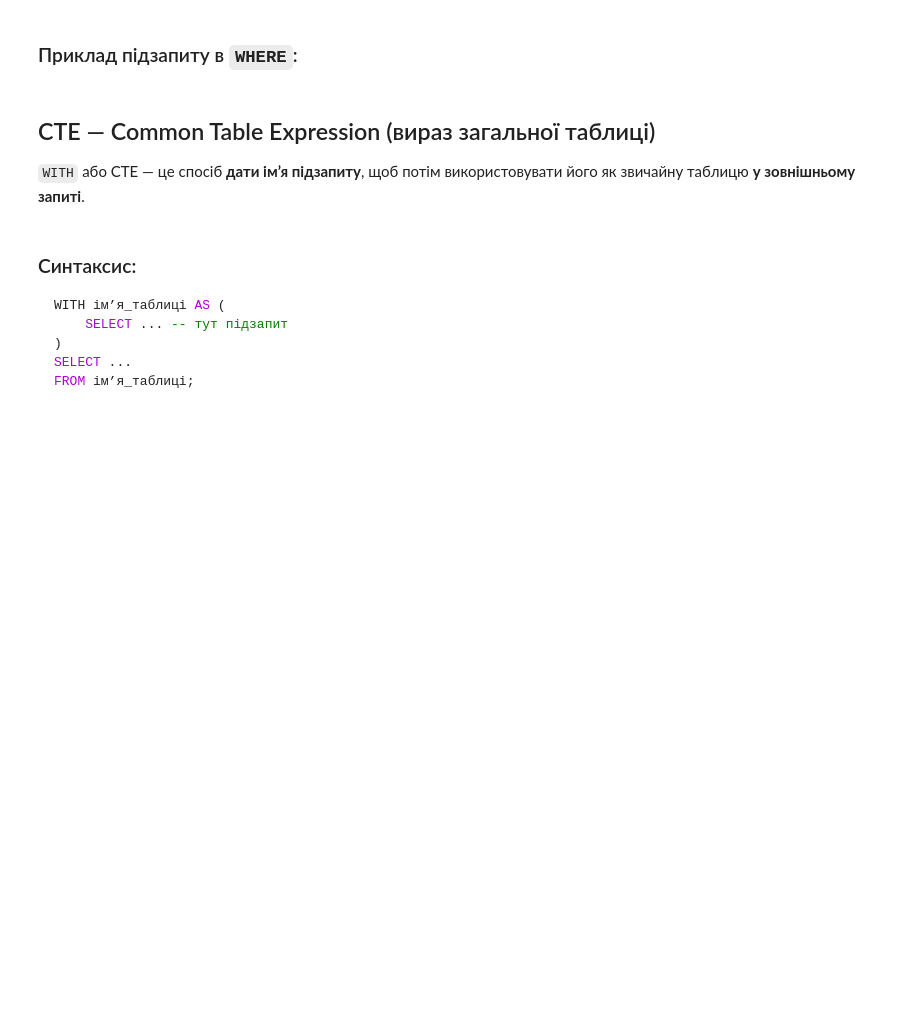
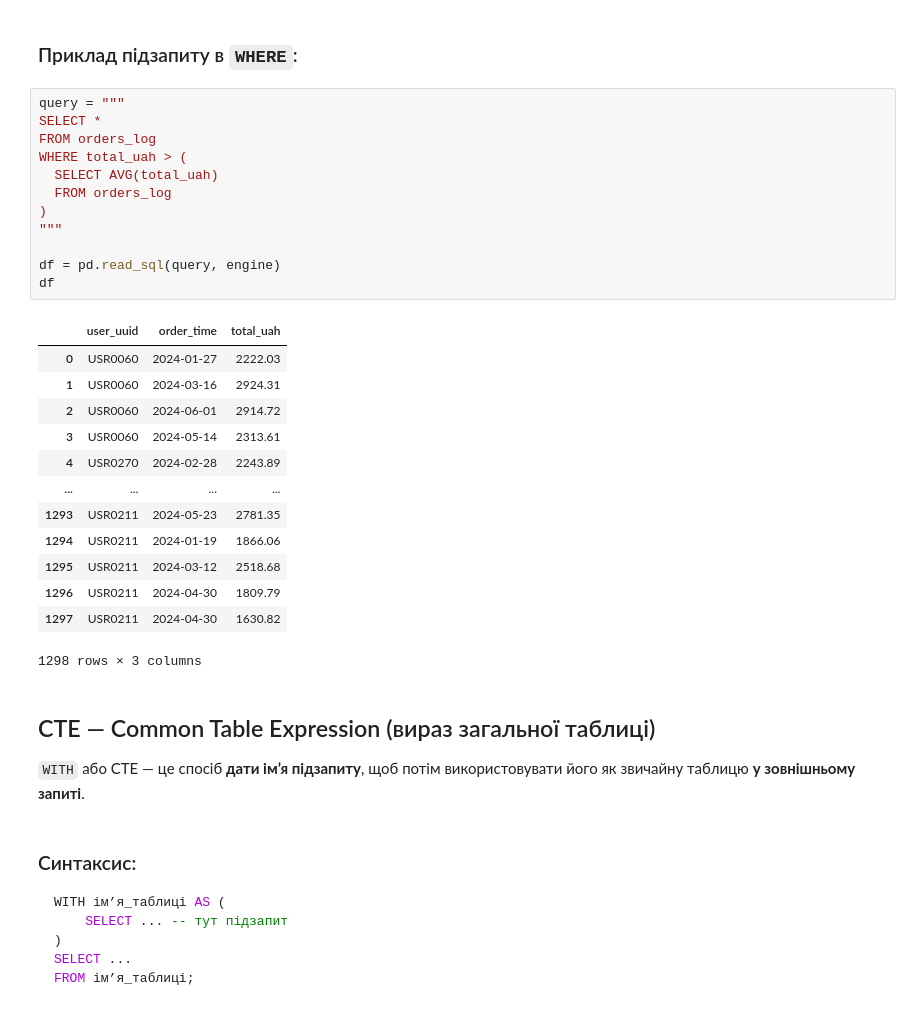
Before and after one commit to cpython-projects/python_da_17_03_26, a Jupyter notebook: lesson_27.ipynb, the cells around one changed output. Saved outputs shown, nothing was run; the diff lists cells and outputs as text; blank space fills up the shorter version.

```diff
--- a/lesson_27.ipynb
+++ b/lesson_27.ipynb
@@ -30,5 +118,31 @@ import plotly.express as px
 # %% [markdown]
 ### Приклад підзапиту в `WHERE`:
+# %%
+query = """
+SELECT *
+FROM orders_log
+WHERE total_uah > (
+  SELECT AVG(total_uah)
+  FROM orders_log
+)
+"""
+
+df = pd.read_sql(query, engine)
+df
+# %% [output]
+|  | user_uuid | order_time | total_uah |
+| 0 | USR0060 | 2024-01-27 | 2222.03 |
+| 1 | USR0060 | 2024-03-16 | 2924.31 |
+| 2 | USR0060 | 2024-06-01 | 2914.72 |
+| 3 | USR0060 | 2024-05-14 | 2313.61 |
+| 4 | USR0270 | 2024-02-28 | 2243.89 |
+| ... | ... | ... | ... |
+| 1293 | USR0211 | 2024-05-23 | 2781.35 |
+| 1294 | USR0211 | 2024-01-19 | 1866.06 |
+| 1295 | USR0211 | 2024-03-12 | 2518.68 |
+| 1296 | USR0211 | 2024-04-30 | 1809.79 |
+| 1297 | USR0211 | 2024-04-30 | 1630.82 |
+1298 rows × 3 columns
 # %% [markdown]
 ## CTE — Common Table Expression (вираз загальної таблиці)
 
```
Also changed, not shown: parts of 8 cells of this notebook.
